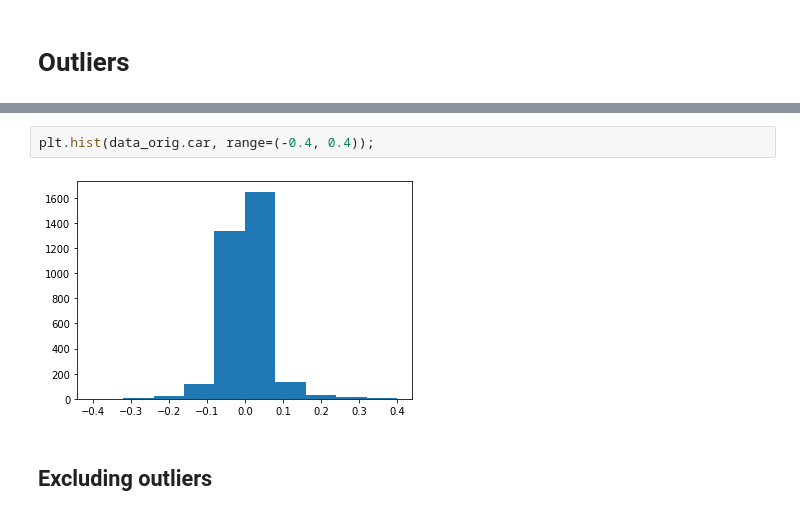
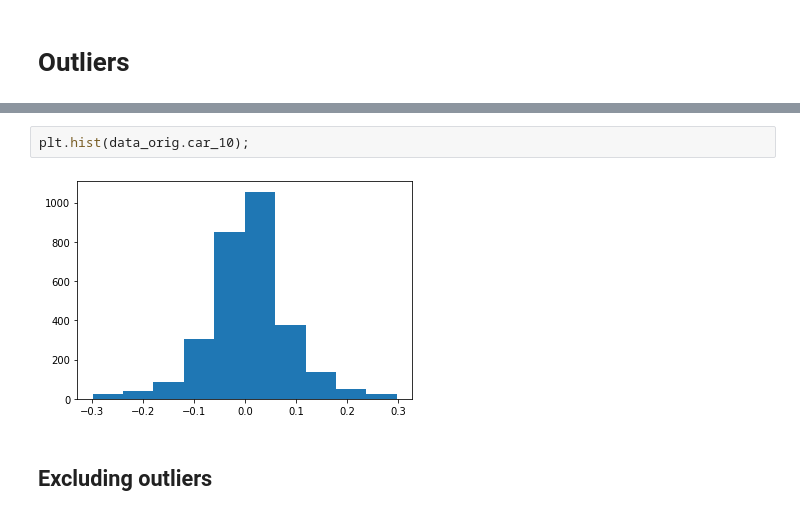
Before and after one commit to cobergmann/MA_PREDICTOR, a Jupyter notebook: notebooks/cobergmann_detailed_data_exploration_advanced.ipynb, the cells around one changed output, grey strips where cells are left out. Saved outputs shown, nothing was run; the diff lists cells and outputs as text.

```diff
--- a/notebooks/cobergmann_detailed_data_exploration_advanced.ipynb
+++ b/notebooks/cobergmann_detailed_data_exploration_advanced.ipynb
@@ -45,7 +67,7 @@ sns.catplot(data=data_orig, y='car', kind='box')
 # %%
-plt.hist(data_orig.car, range=(-0.4, 0.4));
+plt.hist(data_orig.car_10);
 # %% [output]
-[figure, old version]
+[figure, new version]
 # %% [markdown]
 ## Excluding outliers
 # %%
```
Also changed, not shown: parts of 6 cells of this notebook, 10 other files.
